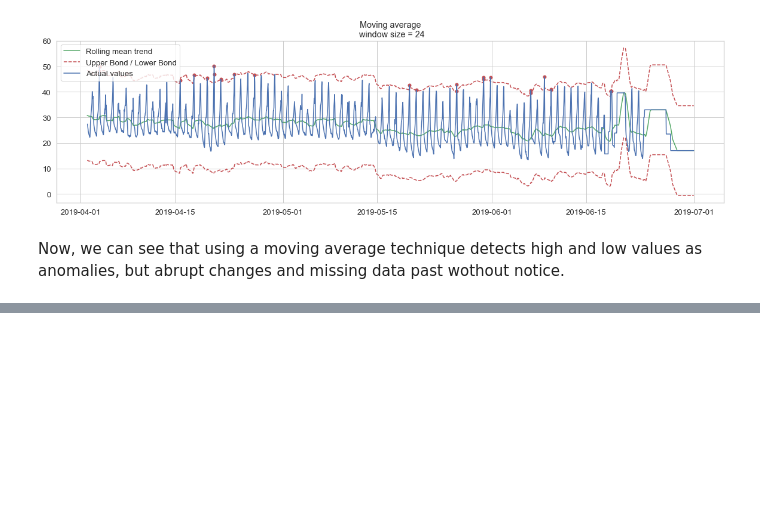
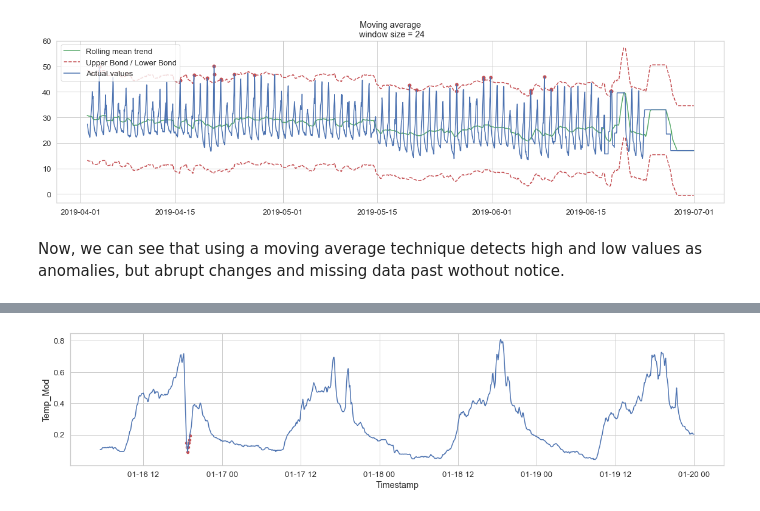
Before and after one commit to Charlie5DH/WSN, a Jupyter notebook: Notebooks/Anomalies.ipynb, the cells around one changed output, grey strips where cells are left out. Drawn from its saved outputs; the diff is of its cells as text; code cells hidden in the pictures; blank space fills up the shorter version.

```diff
--- a/Notebooks/Anomalies.ipynb
+++ b/Notebooks/Anomalies.ipynb
@@ -446,0 +592,10 @@ Now, we can see that using a moving average technique detects high and low value
+# %%
+# values classified as anomalies are the ones that exceed the threshold
+test_score_df = pd.DataFrame(test_data[time_steps:])
+test_score_df['loss'] = test_mae_loss
+test_score_df['threshold'] = threshold
+test_score_df['anomaly'] = test_score_df.loss > test_score_df.threshold
+test_score_df['Temp_Mod'] = test_data[time_steps:].Temp_Mod
+# %%
+anomalies = test_score_df[test_score_df.anomaly == True]
+anomalies.head()
@@ -446,0 +610,7 @@ Now, we can see that using a moving average technique detects high and low value
+# %%
+plt.figure(figsize=(16,4))
+sns.lineplot(x=test_data[time_steps:].index, y=test_data[time_steps:].Temp_Mod)
+sns.scatterplot(x=anomalies.index, y=anomalies.Temp_Mod, color='r')
+plt.tight_layout()
+# %% [output]
+[figure, added]
```
Also changed, not shown: parts of 21 cells of this notebook.
